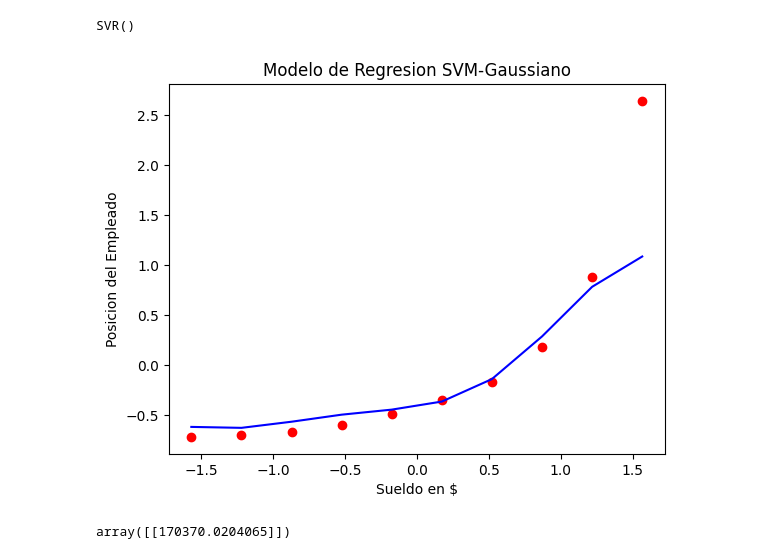
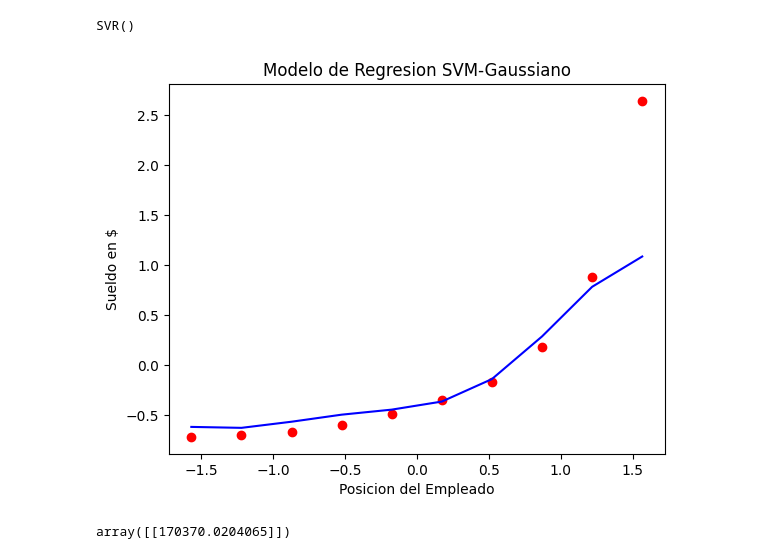
Before and after one commit to jrguignan/Machine_Learning, a Jupyter notebook: Regresion/regresion_SVM.ipynb, the cells around one changed output. Drawn from its saved outputs; the diff is of its cells as text; code cells hidden in the pictures.

```diff
--- a/Regresion/regresion_SVM.ipynb
+++ b/Regresion/regresion_SVM.ipynb
@@ -65,16 +65,16 @@ SVR()
 # %%
 #visualizacion de los datos del modelo SVM kernel gaussiano
 plt.scatter(X,y, color="red")
 plt.plot(X, regresion.predict(X), color="blue")
 
 plt.title("Modelo de Regresion SVM-Gaussiano")
-plt.xlabel("Sueldo en $")
-plt.ylabel("Posicion del Empleado")
+plt.ylabel("Sueldo en $")
+plt.xlabel("Posicion del Empleado")
 plt.show()
 
 #No es una aproximacion buena, pero mejor que el kernel polinomial
 # %% [output]
-[figure, old version]
+[figure, new version]
 # %%
 #Prediccion del modelo, para escala salarial de 6.5
 arreglo = np.array([[6.5]])
```
Also changed, not shown: 1 other file.
